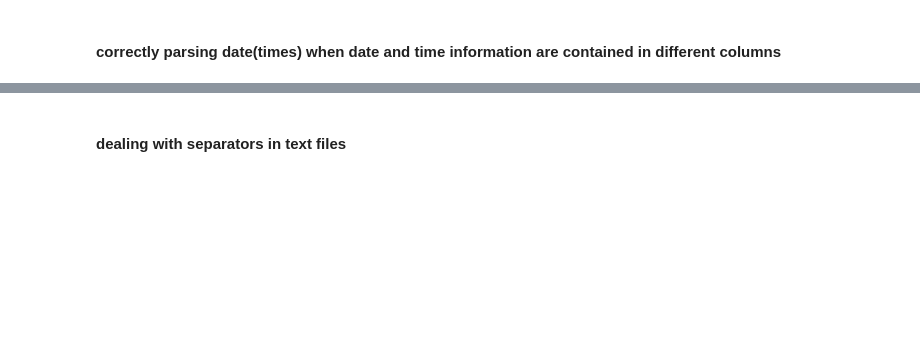
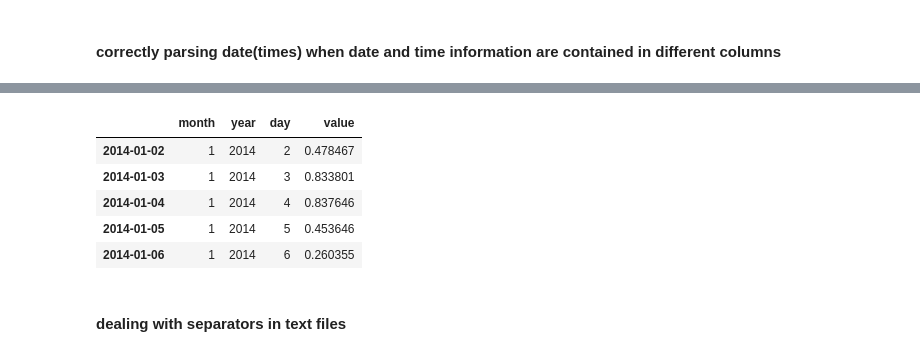
Before and after one commit to nicolasfauchereau/Python-for-data-analysis-and-visualisation, a Jupyter notebook: session_1/notebooks/Pandas.ipynb, the cells around one changed output, grey strips where cells are left out. Saved outputs shown, nothing was run; the diff lists cells and outputs as text; code cells hidden in the pictures; blank space fills up the shorter version.

```diff
--- a/session_1/notebooks/Pandas.ipynb
+++ b/session_1/notebooks/Pandas.ipynb
@@ -456,10 +937,14 @@ myd = pd.read_excel('../data/year_month_day.xlsx', sheetname='Sheet2'); myd.head
-# %%
-myd = pd.read_excel('../data/year_month_day.xlsx', sheetname='Sheet2',\
-                    parse_dates = {'date': [1, 0, 2]}, \
-                    index_col='date');
-myd.head()
+# %%
+myd.index = myd[['year', 'month', 'day']].apply(lambda d: datetime(*d), axis = 1)
 # %%
-myd.index
+myd.head()
+# %% [output]
+|  | month | year | day | value |
+| 2014-01-02 | 1 | 2014 | 2 | 0.478467 |
+| 2014-01-03 | 1 | 2014 | 3 | 0.833801 |
+| 2014-01-04 | 1 | 2014 | 4 | 0.837646 |
+| 2014-01-05 | 1 | 2014 | 5 | 0.453646 |
+| 2014-01-06 | 1 | 2014 | 6 | 0.260355 |
 # %% [markdown]
 #### dealing with separators in text files
 # %%
```
Also changed, not shown: parts of 107 cells of this notebook, 4 other files.
